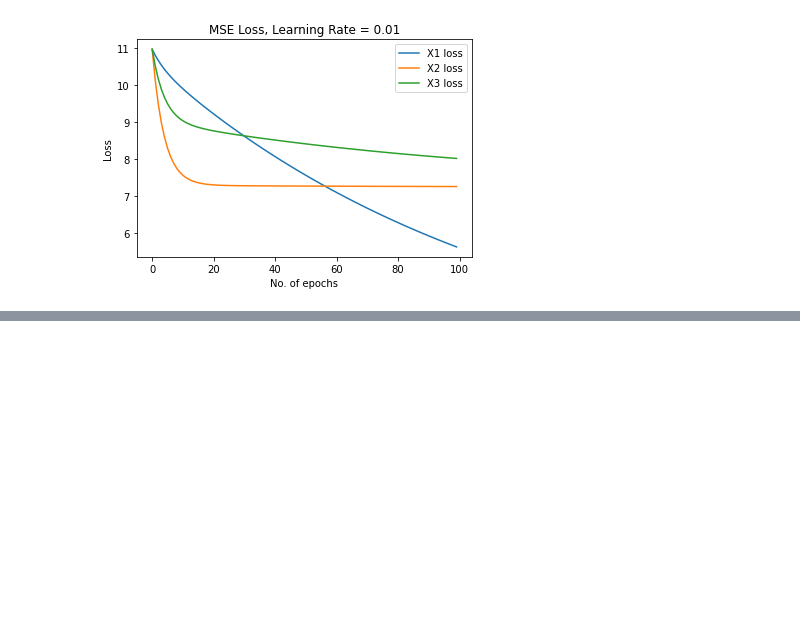
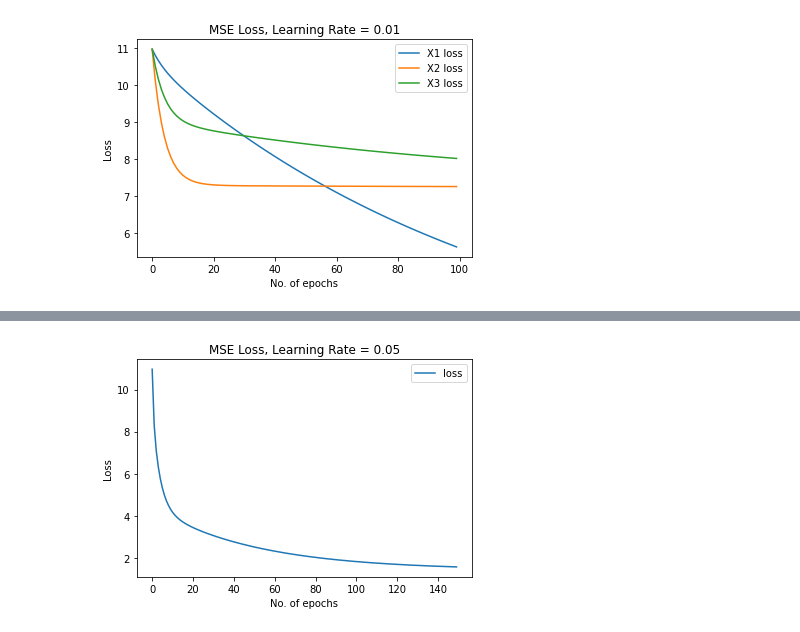
Before and after one commit to VishakhaDixit/IntroToML, a Jupyter notebook: HW_0/HW-0.ipynb, the cells around one changed output, grey strips where cells are left out. Cells and saved outputs as stored; diff of their text form; code cells hidden in the pictures; blank space fills up the shorter version.

Commit message:
Calculate gradient descent for 3D input. Plot the loss over iterations & predict values of Y(know OP) for different values of input.

```diff
--- a/HW_0/HW-0.ipynb
+++ b/HW_0/HW-0.ipynb
@@ -168,0 +205,34 @@ plt.show()
+# %%
+def getPredictedVal_m(theta, X):
+    return np.matmul(theta.T, X.T).T
+
+def calGradDescent_m(X, Y, lrngRate, epoch):
+    theta = np.zeros((X.shape[1], 1))
+    mse = []
+
+    for i in range(epoch):
+        H = getPredictedVal_m(theta, X)
+        J = getMseLoss(Y, H)
+        vectored_grad = 2*np.dot(X.T, H-Y) / (len(Y))
+        theta = theta - (lrngRate * vectored_grad)
+        mse.append(J)
+
+    return theta, mse
+# %%
+x = df.values[:,0:3]
+y = df.values[:,3]
+x_ = np.append(np.ones([len(x), 1]), x, axis = 1)
+print(x_.shape)
+y_ = np.array([y]).T
+
+lr = 0.05    # Learning Rate
+it = 150     # Epochs
+theta_m3, mse_m3 = calGradDescent_m(x_, y_, lr, it)
+print("theta_m3", theta_m3)
+print("theta_3", theta_3[149])
+
+lr = 0.01    # Learning Rate
+theta_m4, mse_m4 = calGradDescent_m(x_, y_, lr, it)
+
+lr = 0.1    # Learning Rate
+theta_m5, mse_m5 = calGradDescent_m(x_, y_, lr, it)
@@ -168,0 +248,12 @@ plt.show()
+# %%
+rng = np.arange(0, 150, 1)   # Range of epochs from 0-150
+
+plt.plot(rng, mse_m3)
+
+plt.xlabel('No. of epochs')
+plt.ylabel('Loss')
+plt.title('MSE Loss, Learning Rate = 0.05')
+plt.legend(['loss'])
+plt.show()
+# %% [output]
+[figure, added]
```
Also changed, not shown: parts of 11 cells of this notebook.
